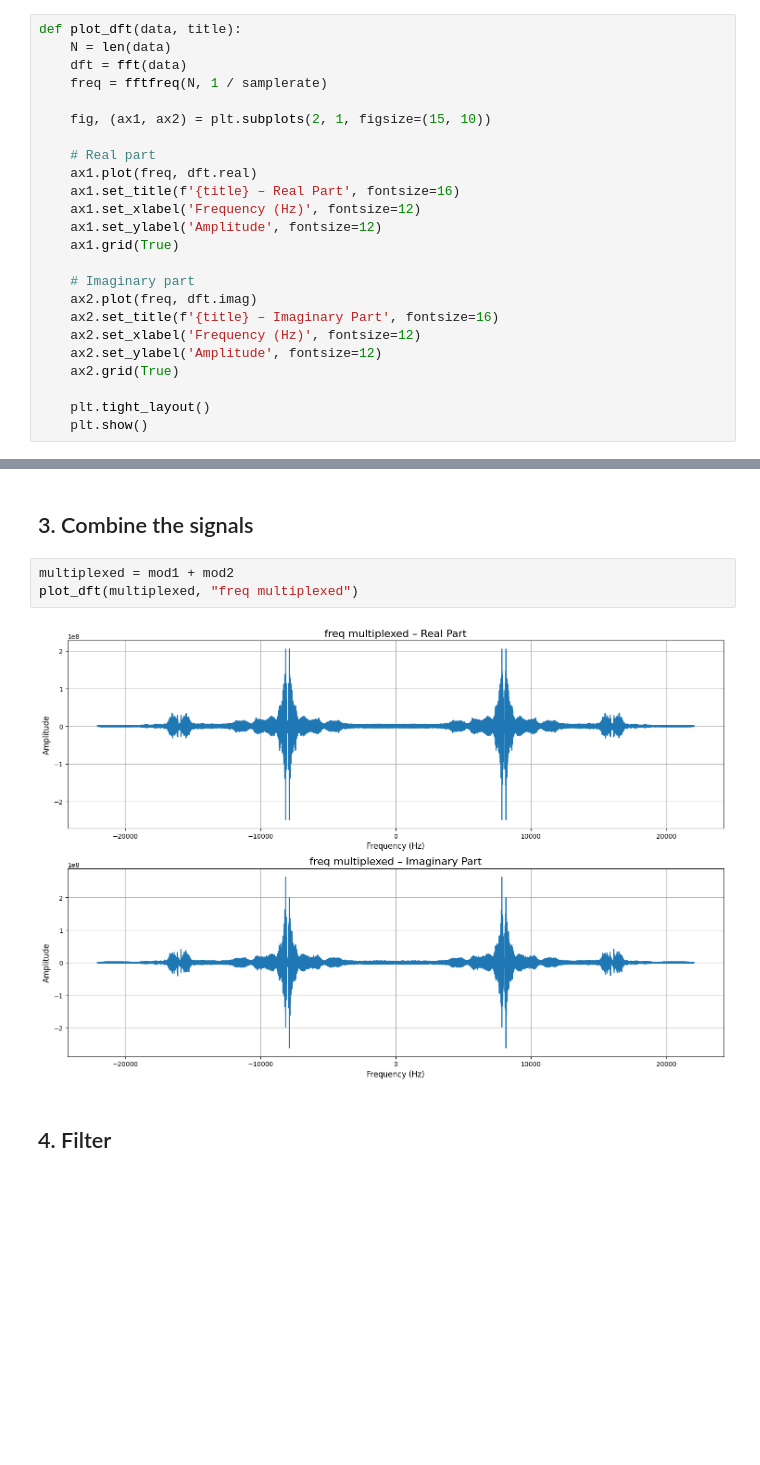
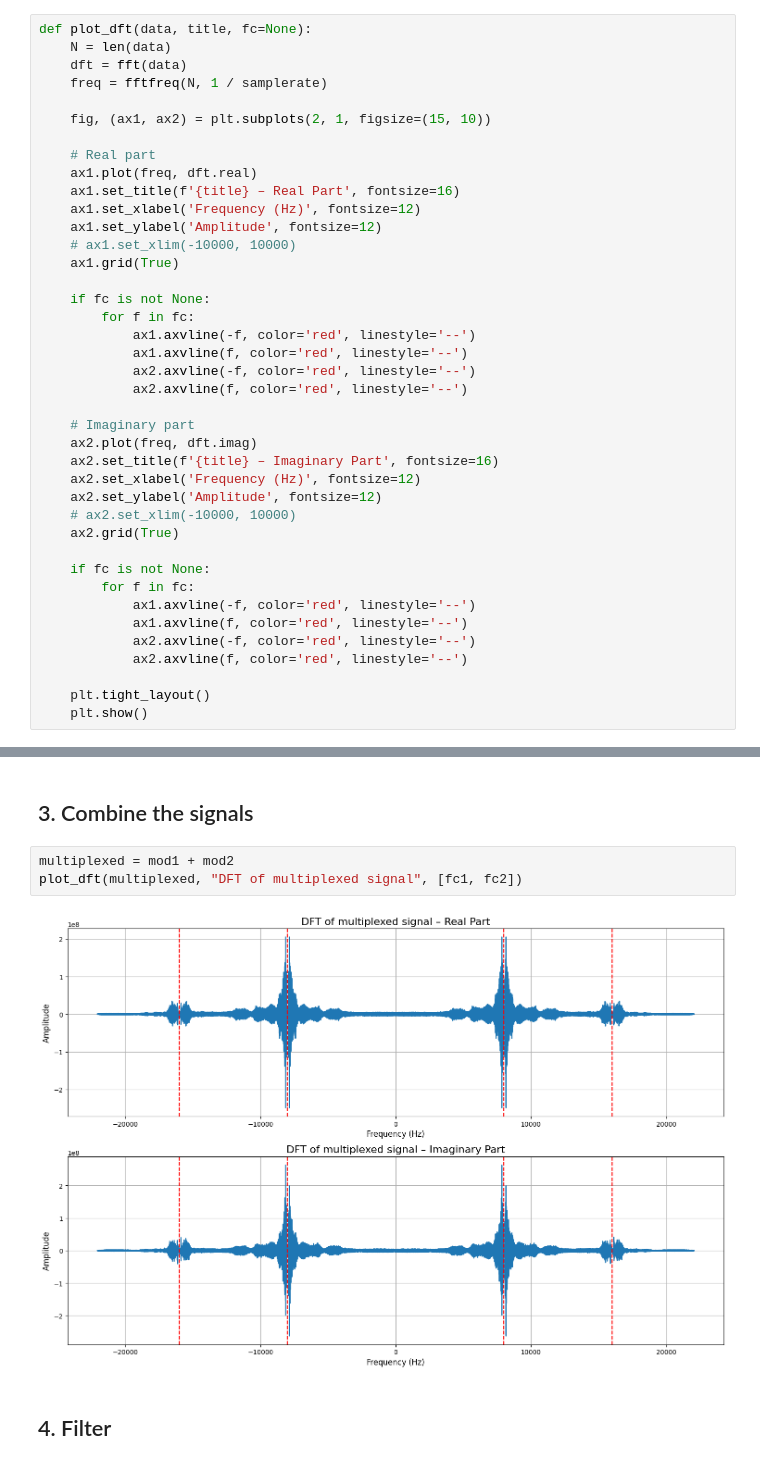
Before and after one commit to KireBoshkovski/Digital-Radio, a Jupyter notebook: sample.ipynb, the cells around one changed output, grey strips where cells are left out. Saved outputs shown, nothing was run; the diff lists cells and outputs as text; blank space fills up the shorter version.

Commit message:
Add modulation loss recovery and update plots

```diff
--- a/sample.ipynb
+++ b/sample.ipynb
@@ -37,7 +37,7 @@ def plot_signal(data, title):
     plt.tight_layout()
     plt.show()
 # %%
-def plot_dft(data, title):
+def plot_dft(data, title, fc=None):
     N = len(data)
     dft = fft(data)
     freq = fftfreq(N, 1 / samplerate)
@@ -49,14 +49,30 @@ def plot_dft(data, title):
     ax1.set_title(f'{title} – Real Part', fontsize=16)
     ax1.set_xlabel('Frequency (Hz)', fontsize=12)
     ax1.set_ylabel('Amplitude', fontsize=12)
+    # ax1.set_xlim(-10000, 10000)
     ax1.grid(True)
+
+    if fc is not None:
+        for f in fc:
+            ax1.axvline(-f, color='red', linestyle='--')
+            ax1.axvline(f, color='red', linestyle='--')
+            ax2.axvline(-f, color='red', linestyle='--')
+            ax2.axvline(f, color='red', linestyle='--')
 
     # Imaginary part
     ax2.plot(freq, dft.imag)
     ax2.set_title(f'{title} – Imaginary Part', fontsize=16)
     ax2.set_xlabel('Frequency (Hz)', fontsize=12)
     ax2.set_ylabel('Amplitude', fontsize=12)
+    # ax2.set_xlim(-10000, 10000)
     ax2.grid(True)
+
+    if fc is not None:
+        for f in fc:
+            ax1.axvline(-f, color='red', linestyle='--')
+            ax1.axvline(f, color='red', linestyle='--')
+            ax2.axvline(-f, color='red', linestyle='--')
+            ax2.axvline(f, color='red', linestyle='--')
 
     plt.tight_layout()
     plt.show()
@@ -140,9 +202,9 @@ plot_dft(mod2, "Frequency of modulated Signal 2")
 ## 3. Combine the signals
 # %%
 multiplexed = mod1 + mod2
-plot_dft(multiplexed, "freq multiplexed")
+plot_dft(multiplexed, "DFT of multiplexed signal", [fc1, fc2])
 # %% [output]
-[figure, old version]
+[figure, new version]
 # %% [markdown]
 ## 4. Filter
 # %%
```
Also changed, not shown: parts of 13 cells of this notebook, 1 other file.
